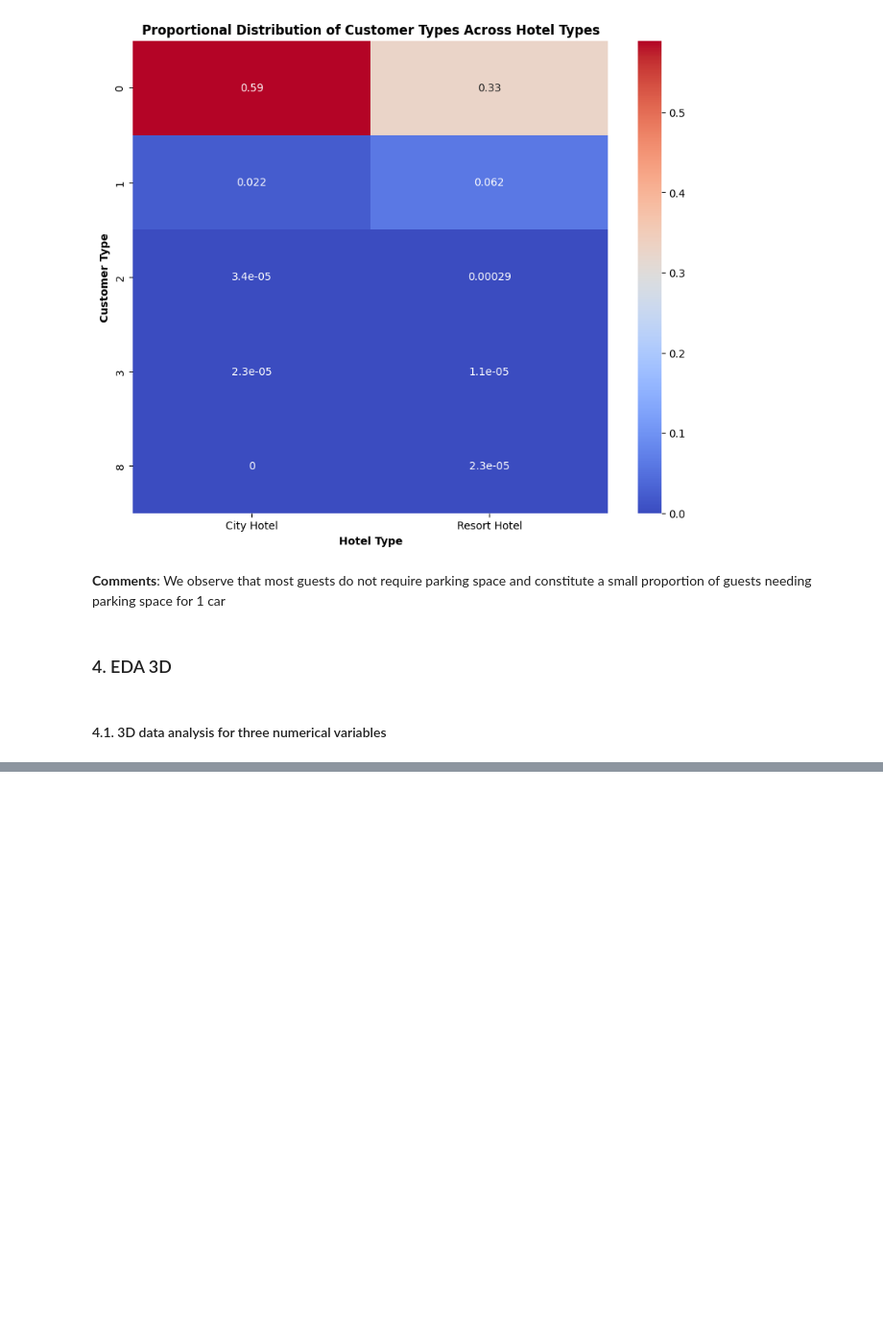
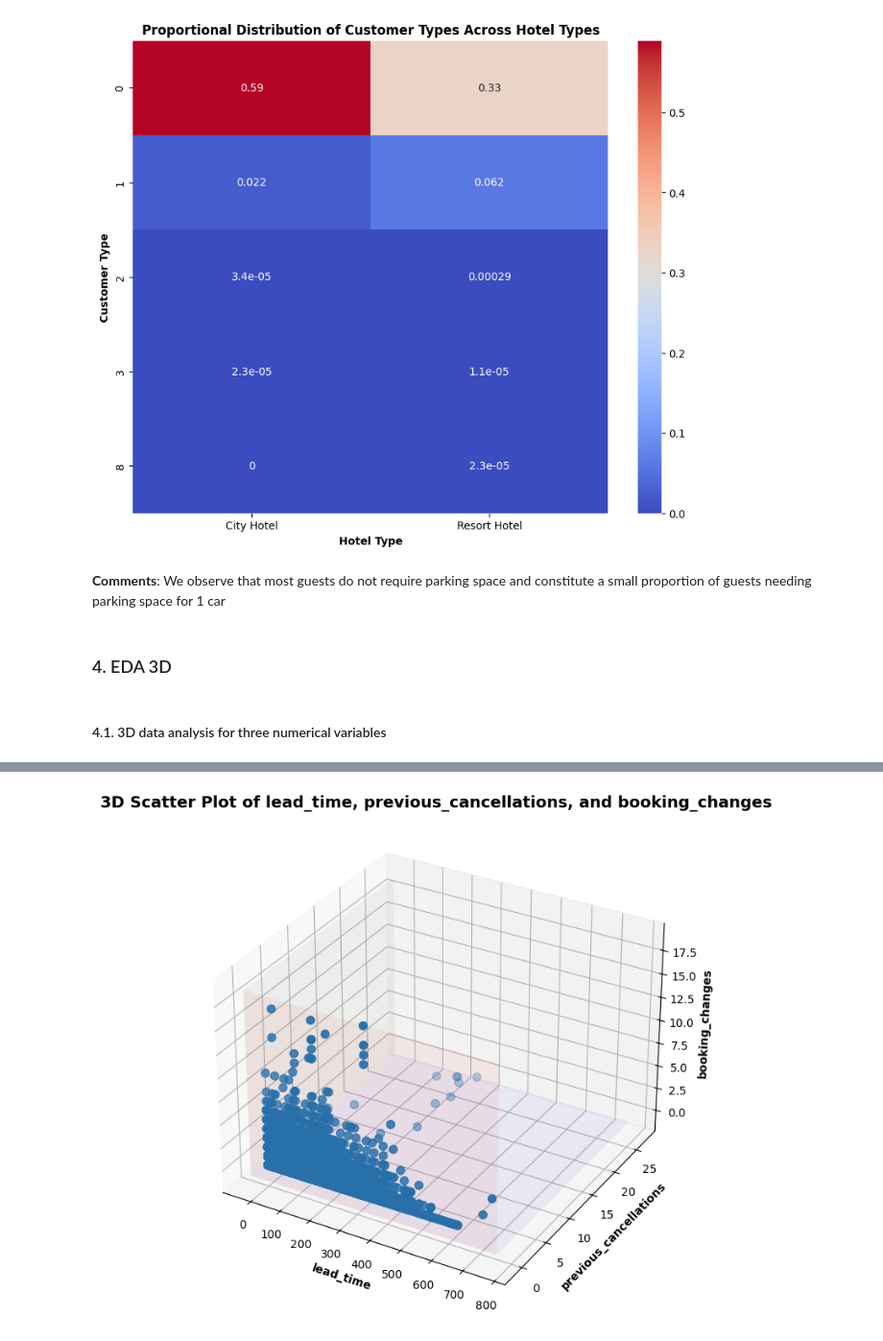
Before and after one commit to knightstark7/Labs-And-Project-Data-Visualization, a Jupyter notebook: Project/project.ipynb, the cells around one changed output, grey strips where cells are left out. Shown at 96% size. Saved outputs shown, nothing was run; the diff lists cells and outputs as text; code cells hidden in the pictures; blank space fills up the shorter version.

```diff
--- a/Project/project.ipynb
+++ b/Project/project.ipynb
@@ -587,0 +616,4 @@ def create_3d_scatter_plot(feature1, feature2, feature3, data):
+# %%
+create_3d_scatter_plot('lead_time', 'previous_cancellations', 'booking_changes', df)
+# %% [output]
+[figure, added]
```
Also changed, not shown: parts of 17 cells of this notebook.
